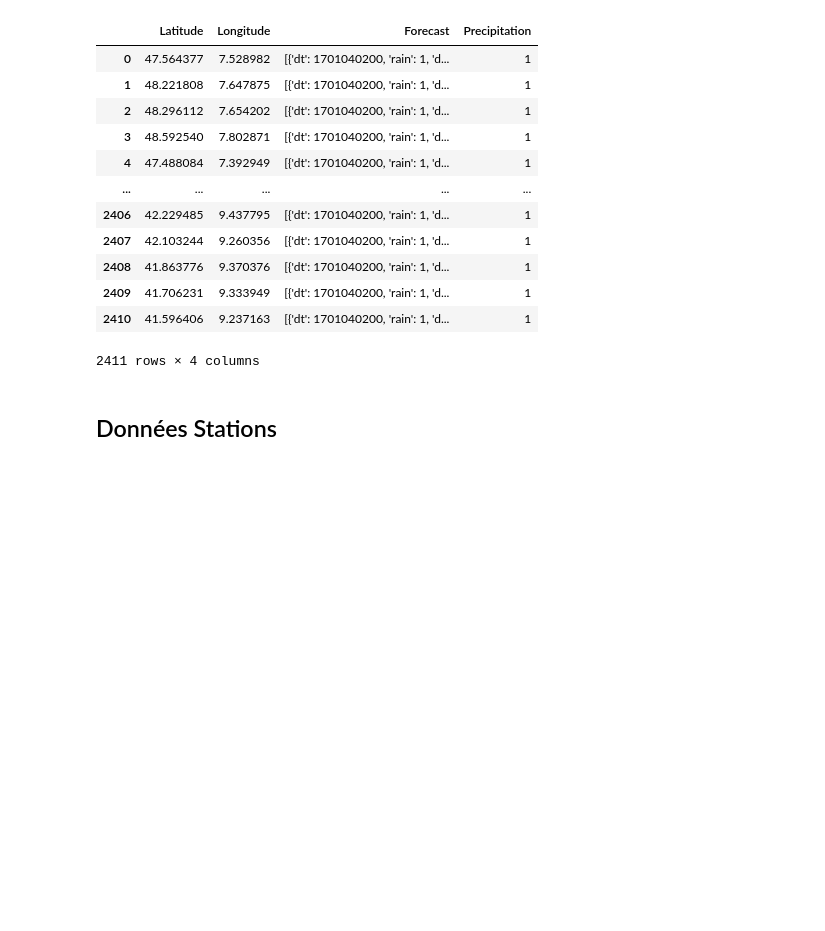
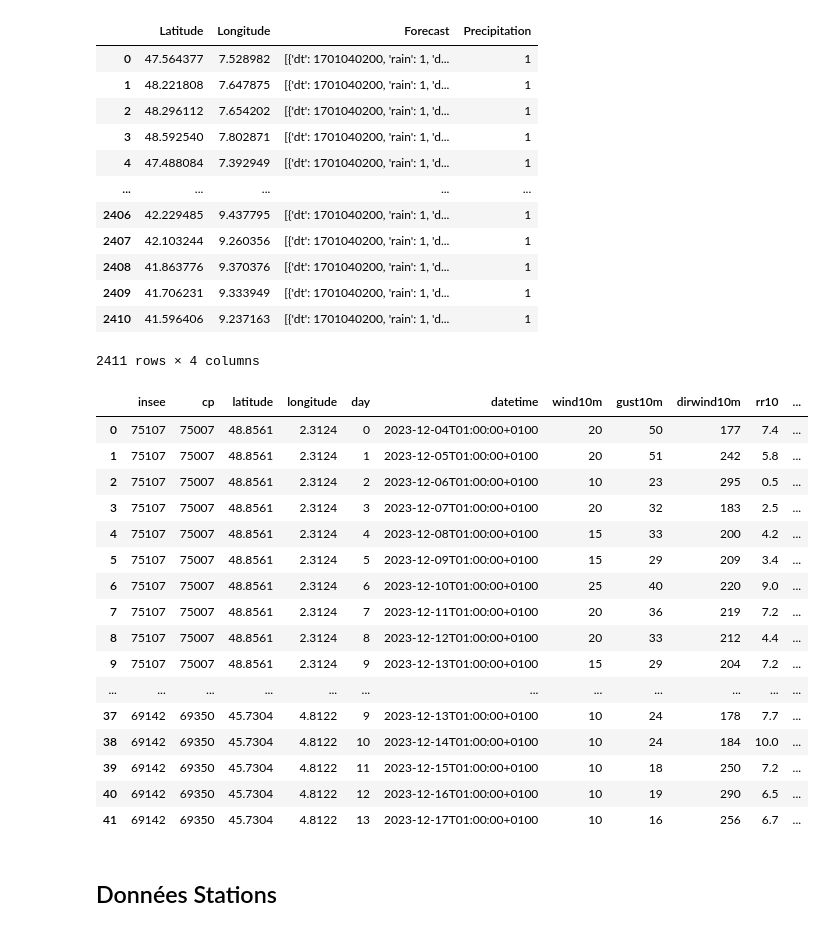
Before and after one commit to AurorePDSA/real-time-flood-alerts, a Jupyter notebook: real-time/temp.ipynb, the cells around one changed output. Saved outputs shown, nothing was run; the diff lists cells and outputs as text; code cells hidden in the pictures; blank space fills up the shorter version.

Commit message:
trying another meteo API

```diff
--- a/real-time/temp.ipynb
+++ b/real-time/temp.ipynb
@@ -1,6 +1,7 @@
 # %%
 import requests
 import pandas as pd
+from pandas import json_normalize
 import matplotlib.pyplot as plt
 import plotly.express as px
 import plotly.io as pio
@@ -9,10 +10,11 @@ from datetime import datetime, timedelta
 import glob
 import plotly.graph_objects as go
 from meteofrance_api import MeteoFranceClient
+pd.set_option('display.max_columns', None)
 
 %matplotlib inline
 # Set notebook mode to work in offline
-pio.renderers.default = 'iframe+pdf'
+pio.renderers.default = 'notebook'
 # %% [markdown]
 ## Données Méteos
 # %%
@@ -54,6 +56,64 @@ df
 | 2409 | 41.706231 | 9.333949 | [{'dt': 1701040200, 'rain': 1, 'd... | 1 |
 | 2410 | 41.596406 | 9.237163 | [{'dt': 1701040200, 'rain': 1, 'd... | 1 |
 2411 rows × 4 columns
+# %%
+# Remplacez ceci par votre clé API réelle de Meteo Concept
+api_key = 'a7be77d473eb61eaa1f17fc9f6b3a1797ae5f6d1cd030b8cf658ba2ab74f7ea5'
+
+# Liste des points géographiques (latitude, longitude)
+points = [
+    (48.8566, 2.3522),  # Paris
+    (43.6045, 1.4442),  # Toulouse
+    (45.7640, 4.8357),  # Lyon
+    # Ajoutez d'autres points au besoin
+]
+
+# Fonction pour récupérer la météo pour un point donné
+def get_weather(lat, lon):
+    url = f"https://api.meteo-concept.com/api/forecast/daily?token={api_key}&latlng={lat},{lon}"
+    response = requests.get(url)
+    if response.status_code == 200:
+        return response.json()
+    else:
+        return None
+
+# Récupérer la météo pour chaque point
+weather_data = [get_weather(lat, lon) for lat, lon in points]
+
+dfs = []
+def add_to_dataframe(data):
+    forecast_data = data['forecast']
+    df = json_normalize(forecast_data)
+    df['city_name'] = data['city']['name']  # Ajoute le nom de la ville
+    dfs.append(df)
+
+# Afficher les données météorologiques
+for data in weather_data:
+    if data:
+        add_to_dataframe(data)
+    else:
+        print("Erreur lors de la récupération des données météorologiques")
+
+final_df = pd.concat(dfs, ignore_index=True)
+final_df
+# %% [output]
+|  | insee | cp | latitude | longitude | day | datetime | wind10m | gust10m | dirwind10m | rr10 | ... |
+| 0 | 75107 | 75007 | 48.8561 | 2.3124 | 0 | 2023-12-04T01:00:00+0100 | 20 | 50 | 177 | 7.4 | ... |
+| 1 | 75107 | 75007 | 48.8561 | 2.3124 | 1 | 2023-12-05T01:00:00+0100 | 20 | 51 | 242 | 5.8 | ... |
+| 2 | 75107 | 75007 | 48.8561 | 2.3124 | 2 | 2023-12-06T01:00:00+0100 | 10 | 23 | 295 | 0.5 | ... |
+| 3 | 75107 | 75007 | 48.8561 | 2.3124 | 3 | 2023-12-07T01:00:00+0100 | 20 | 32 | 183 | 2.5 | ... |
+| 4 | 75107 | 75007 | 48.8561 | 2.3124 | 4 | 2023-12-08T01:00:00+0100 | 15 | 33 | 200 | 4.2 | ... |
+| 5 | 75107 | 75007 | 48.8561 | 2.3124 | 5 | 2023-12-09T01:00:00+0100 | 15 | 29 | 209 | 3.4 | ... |
+| 6 | 75107 | 75007 | 48.8561 | 2.3124 | 6 | 2023-12-10T01:00:00+0100 | 25 | 40 | 220 | 9.0 | ... |
+| 7 | 75107 | 75007 | 48.8561 | 2.3124 | 7 | 2023-12-11T01:00:00+0100 | 20 | 36 | 219 | 7.2 | ... |
+| 8 | 75107 | 75007 | 48.8561 | 2.3124 | 8 | 2023-12-12T01:00:00+0100 | 20 | 33 | 212 | 4.4 | ... |
+| 9 | 75107 | 75007 | 48.8561 | 2.3124 | 9 | 2023-12-13T01:00:00+0100 | 15 | 29 | 204 | 7.2 | ... |
+| ... | ... | ... | ... | ... | ... | ... | ... | ... | ... | ... | ... |
+| 37 | 69142 | 69350 | 45.7304 | 4.8122 | 9 | 2023-12-13T01:00:00+0100 | 10 | 24 | 178 | 7.7 | ... |
+| 38 | 69142 | 69350 | 45.7304 | 4.8122 | 10 | 2023-12-14T01:00:00+0100 | 10 | 24 | 184 | 10.0 | ... |
+| 39 | 69142 | 69350 | 45.7304 | 4.8122 | 11 | 2023-12-15T01:00:00+0100 | 10 | 18 | 250 | 7.2 | ... |
+| 40 | 69142 | 69350 | 45.7304 | 4.8122 | 12 | 2023-12-16T01:00:00+0100 | 10 | 19 | 290 | 6.5 | ... |
+| 41 | 69142 | 69350 | 45.7304 | 4.8122 | 13 | 2023-12-17T01:00:00+0100 | 10 | 16 | 256 | 6.7 | ... |
 # %% [markdown]
 ## Données Stations
 # %%
```
Also changed, not shown: parts of 3 cells of this notebook.
